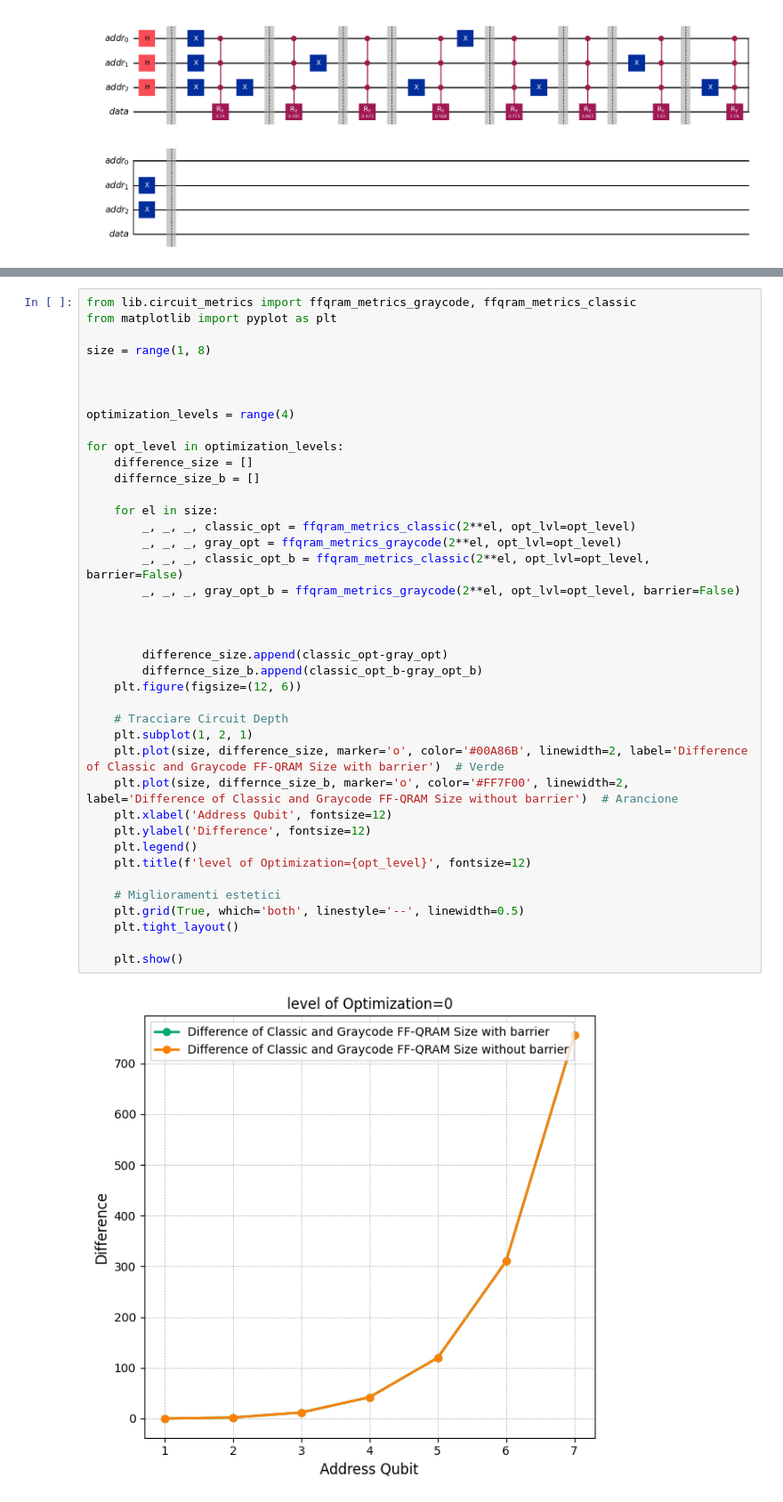
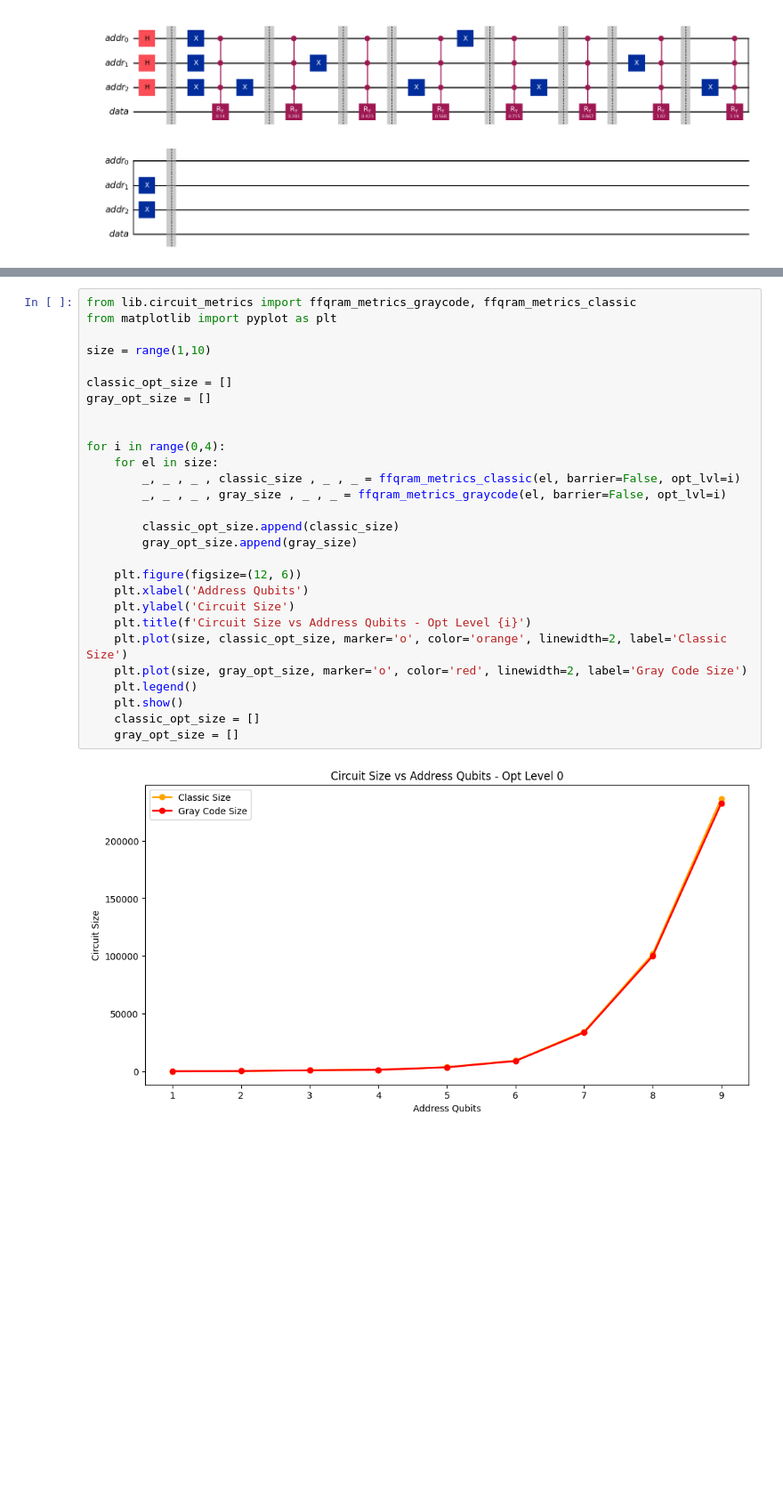
Before and after one commit to daviderossi11/quantum, a Jupyter notebook: quantum/main.ipynb, the cells around one changed output, grey strips where cells are left out. Shown at 89% size. Cells and saved outputs as stored; diff of their text form; blank space fills up the shorter version.

Commit message:
Refactor circuit metrics functions to improve parameter handling and extend size range; add difference calculation for optimization metrics

```diff
--- a/quantum/main.ipynb
+++ b/quantum/main.ipynb
@@ -323,42 +269,30 @@ for opt_level in optimization_levels:
 # %%
 from lib.circuit_metrics import ffqram_metrics_graycode, ffqram_metrics_classic
 from matplotlib import pyplot as plt
 
-size = range(1, 8)
+size = range(1,10)
+
+classic_opt_size = []
+gray_opt_size = []
 
 
+for i in range(0,4):
+    for el in size:
+        _, _ , _ , classic_size , _ , _ = ffqram_metrics_classic(el, barrier=False, opt_lvl=i)
+        _, _ , _ , gray_size , _ , _ = ffqram_metrics_graycode(el, barrier=False, opt_lvl=i)
 
-optimization_levels = range(4)
+        classic_opt_size.append(classic_size)
+        gray_opt_size.append(gray_size)
 
-for opt_level in optimization_levels:
-    difference_size = []
-    differnce_size_b = []
-
-    for el in size:
-        _, _, _, classic_opt = ffqram_metrics_classic(2**el, opt_lvl=opt_level)
-        _, _, _, gray_opt = ffqram_metrics_graycode(2**el, opt_lvl=opt_level)
-        _, _, _, classic_opt_b = ffqram_metrics_classic(2**el, opt_lvl=opt_level, barrier=False)
-        _, _, _, gray_opt_b = ffqram_metrics_graycode(2**el, opt_lvl=opt_level, barrier=False)
-
-
-
-        difference_size.append(classic_opt-gray_opt)
-        differnce_size_b.append(classic_opt_b-gray_opt_b)
     plt.figure(figsize=(12, 6))
-
-    # Tracciare Circuit Depth
-    plt.subplot(1, 2, 1)
-    plt.plot(size, difference_size, marker='o', color='#00A86B', linewidth=2, label='Difference of Classic and Graycode FF-QRAM Size with barrier')  # Verde
-    plt.plot(size, differnce_size_b, marker='o', color='#FF7F00', linewidth=2, label='Difference of Classic and Graycode FF-QRAM Size without barrier')  # Arancione
-    plt.xlabel('Address Qubit', fontsize=12)
-    plt.ylabel('Difference', fontsize=12)
+    plt.xlabel('Address Qubits')
+    plt.ylabel('Circuit Size')
+    plt.title(f'Circuit Size vs Address Qubits - Opt Level {i}')
+    plt.plot(size, classic_opt_size, marker='o', color='orange', linewidth=2, label='Classic Size')
+    plt.plot(size, gray_opt_size, marker='o', color='red', linewidth=2, label='Gray Code Size')
     plt.legend()
-    plt.title(f'level of Optimization={opt_level}', fontsize=12)
-
-    # Miglioramenti estetici
-    plt.grid(True, which='both', linestyle='--', linewidth=0.5)
-    plt.tight_layout()
-
     plt.show()
+    classic_opt_size = []
+    gray_opt_size = []
 # %% [output]
-[figure, old version]
+[figure, new version]
```
Also changed, not shown: parts of 4 cells of this notebook, 3 other files.
